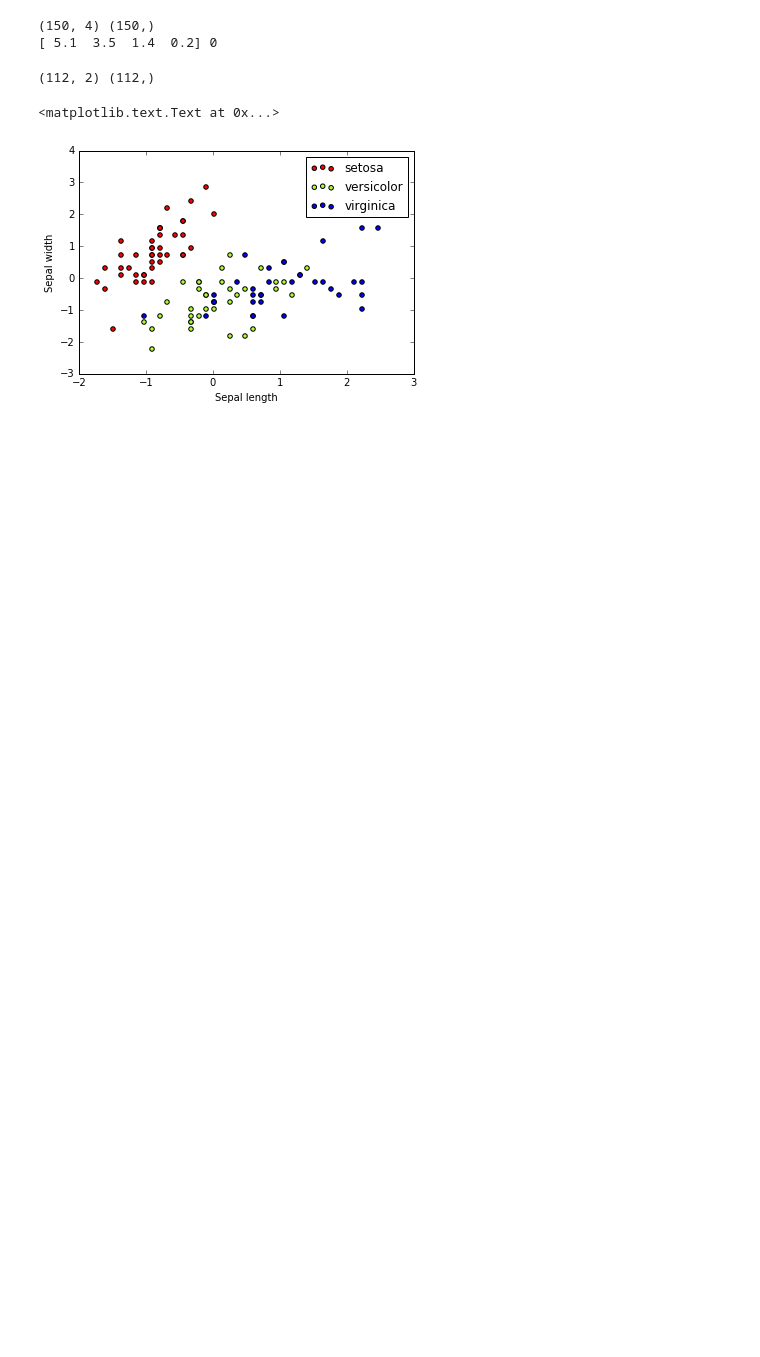
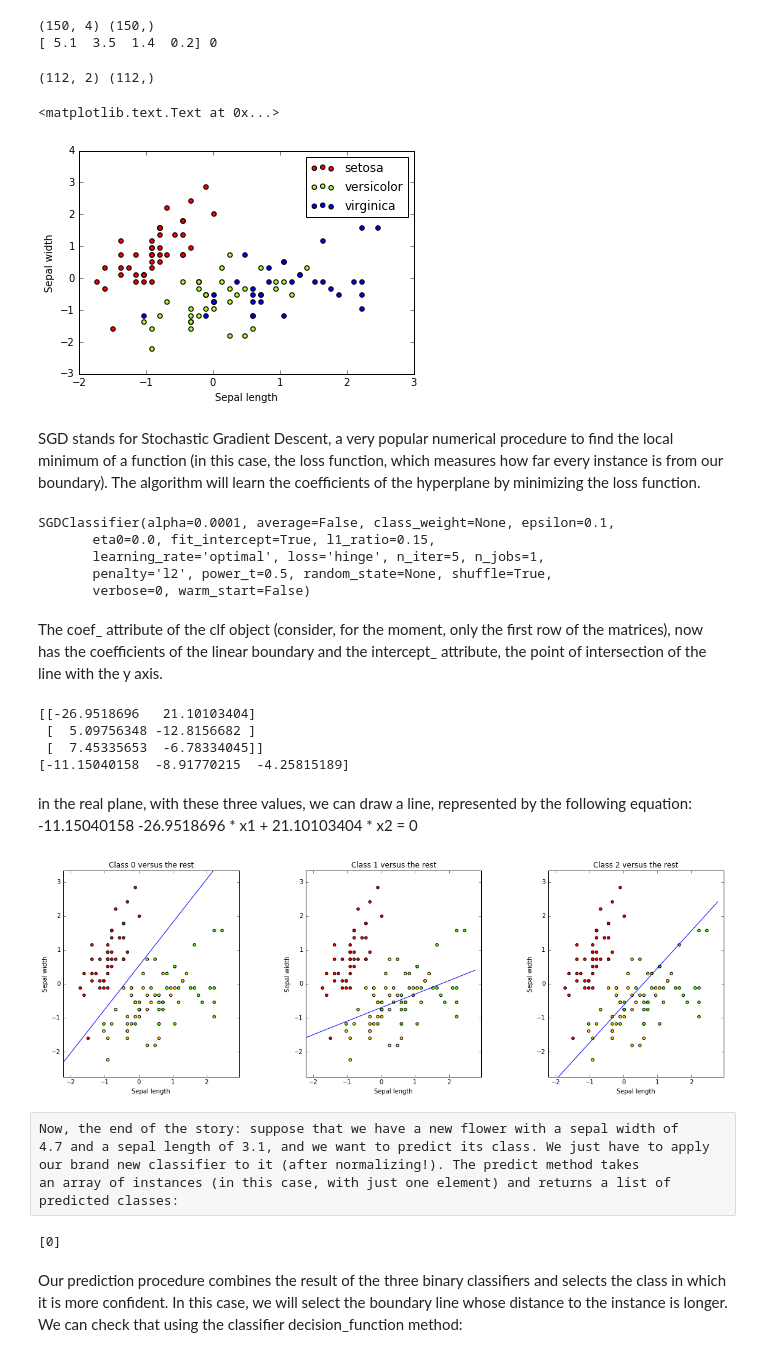
Before and after one commit to renvaldas/scikit-learn, a Jupyter notebook: linear_classification.ipynb, the cells around one changed output. Cells and saved outputs as stored; diff of their text form; code cells hidden in the pictures; blank space fills up the shorter version.

```diff
--- a/linear_classification.ipynb
+++ b/linear_classification.ipynb
@@ -43,0 +50,66 @@ plt.ylabel('Sepal width')
+# %% [markdown]
+SGD stands for Stochastic Gradient Descent, a very popular numerical procedure
+to find the local minimum of a function (in this case, the loss function, which
+measures how far every instance is from our boundary). The algorithm will learn the
+coefficients of the hyperplane by minimizing the loss function.
+# %%
+from sklearn.linear_model import SGDClassifier
+clf = SGDClassifier()
+clf.fit(X_train, y_train)
+# %% [output]
+SGDClassifier(alpha=0.0001, average=False, class_weight=None, epsilon=0.1,
+       eta0=0.0, fit_intercept=True, l1_ratio=0.15,
+       learning_rate='optimal', loss='hinge', n_iter=5, n_jobs=1,
+       penalty='l2', power_t=0.5, random_state=None, shuffle=True,
+       verbose=0, warm_start=False)
+# %% [markdown]
+The coef_ attribute of the clf object (consider, for
+the moment, only the first row of the matrices), now has the coefficients of the linear
+boundary and the intercept_ attribute, the point of intersection of the line with the
+y axis.
+# %%
+print (clf.coef_)
+print (clf.intercept_)
+# %% [output]
+[[-26.9518696   21.10103404]
+ [  5.09756348 -12.8156682 ]
+ [  7.45335653  -6.78334045]]
+[-11.15040158  -8.91770215  -4.25815189]
+# %% [markdown]
+in the real plane, with these three values, we can draw a line, represented by
+the following equation:
+-11.15040158 -26.9518696  * x1 + 21.10103404 * x2 = 0
+# %%
+# The following code draws the three decision boundaries and lets us know if they worked as expected:
+x_min, x_max = X_train[:, 0].min() - .5, X_train[:, 0].max() + .5
+y_min, y_max = X_train[:, 1].min() - .5, X_train[:, 1].max() + .5
+xs = np.arange(x_min, x_max, 0.5)
+fig, axes = plt.subplots(1, 3)
+fig.set_size_inches(20, 6)
+for i in [0, 1, 2]:
+    axes[i].set_aspect('equal')
+    axes[i].set_title('Class '+ str(i) + ' versus the rest')
+    axes[i].set_xlabel('Sepal length')
+    axes[i].set_ylabel('Sepal width')
+    axes[i].set_xlim(x_min, x_max)
+    axes[i].set_ylim(y_min, y_max)
+    plt.sca(axes[i])
+    plt.scatter(X_train[:, 0], X_train[:, 1], c=y_train, cmap=plt.cm.prism)
+    ys = (-clf.intercept_[i] - xs * clf.coef_[i, 0]) / clf.coef_[i, 1]
+    plt.plot(xs, ys, hold=True)
+# %% [output]
+[figure, added]
+# %% [raw]
+Now, the end of the story: suppose that we have a new flower with a sepal width of
+4.7 and a sepal length of 3.1, and we want to predict its class. We just have to apply
+our brand new classifier to it (after normalizing!). The predict method takes
+an array of instances (in this case, with just one element) and returns a list of
+predicted classes:
+# %%
+print (clf.predict(scaler.transform([[4.7, 3.1]])))
+# %% [output]
+[0]
+# %% [markdown]
+Our prediction procedure combines the result of the three binary classifiers and selects the class in which it is
+more confident. In this case, we will select the boundary line whose distance to the
+instance is longer. We can check that using the classifier decision_function method:
```
Also changed, not shown: parts of 11 cells of this notebook.
